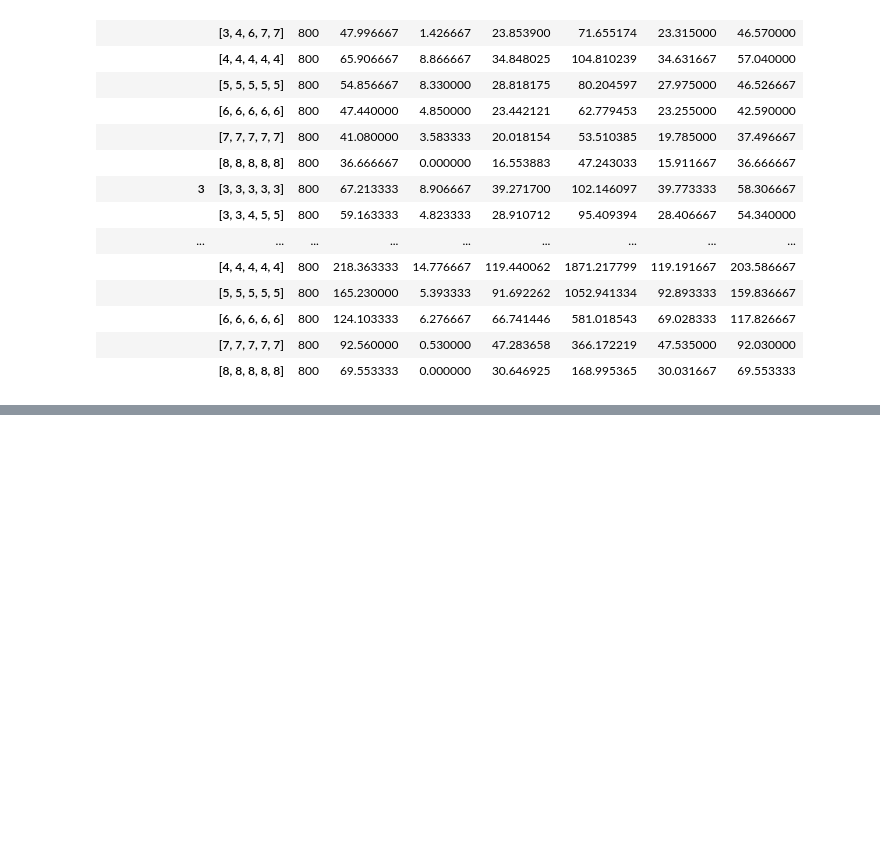
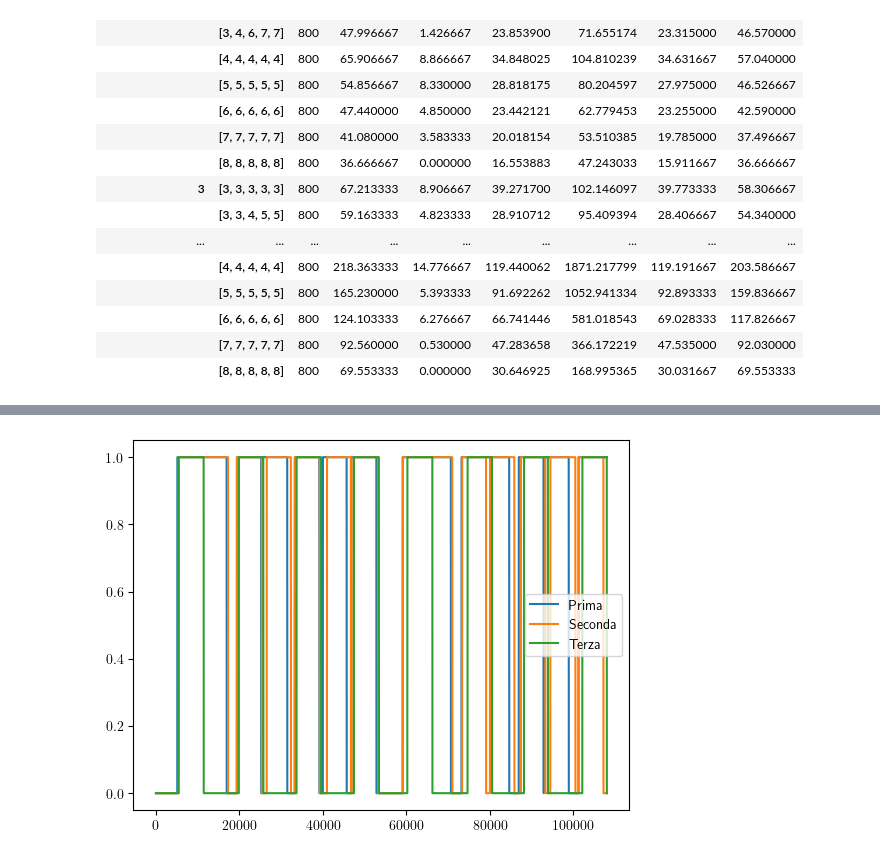
Before and after one commit to MatteoMascheroni1/AdvanceModelingForOperationProject, a Jupyter notebook: code/new code/output/simulation_analysis.ipynb, the cells around one changed output, grey strips where cells are left out. Drawn from its saved outputs; the diff is of its cells as text; code cells hidden in the pictures; blank space fills up the shorter version.

```diff
--- a/code/new code/output/simulation_analysis.ipynb
+++ b/code/new code/output/simulation_analysis.ipynb
@@ -166,0 +171,2 @@ df_output.to_csv("./output_N/statistics.csv", index = True)
+# %%
+df = pd.read_csv("./output_N/dataframe.csv")
@@ -166,0 +189,24 @@ df_output.to_csv("./output_N/statistics.csv", index = True)
+# %%
+df = df[df["N Stations"]==4]
+df.reset_index(inplace = True)
+df.drop(labels = ["index"], axis =1, inplace = True)
+# %%
+def convertToBool(x, i):
+    y = x.replace("[", "").replace("]","").split(",")[i]
+    y = y.strip()
+    if y == "False":
+        return 0
+    else:
+        return 1
+# %%
+df["prima"] = df["Charging Status"].apply(lambda x: convertToBool(x,0))
+df["seconda"] = df["Charging Status"].apply(lambda x: convertToBool(x,1))
+df["terza"] = df["Charging Status"].apply(lambda x: convertToBool(x,2))
+# %%
+f = plt.plot(df["prima"], label = "Prima")
+f = plt.plot(df["seconda"], label = "Seconda")
+f = plt.plot(df["terza"], label = "Terza")
+plt.legend()
+plt.show()
+# %% [output]
+[figure, added]
```
Also changed, not shown: parts of 3 cells of this notebook, 4 other files.
